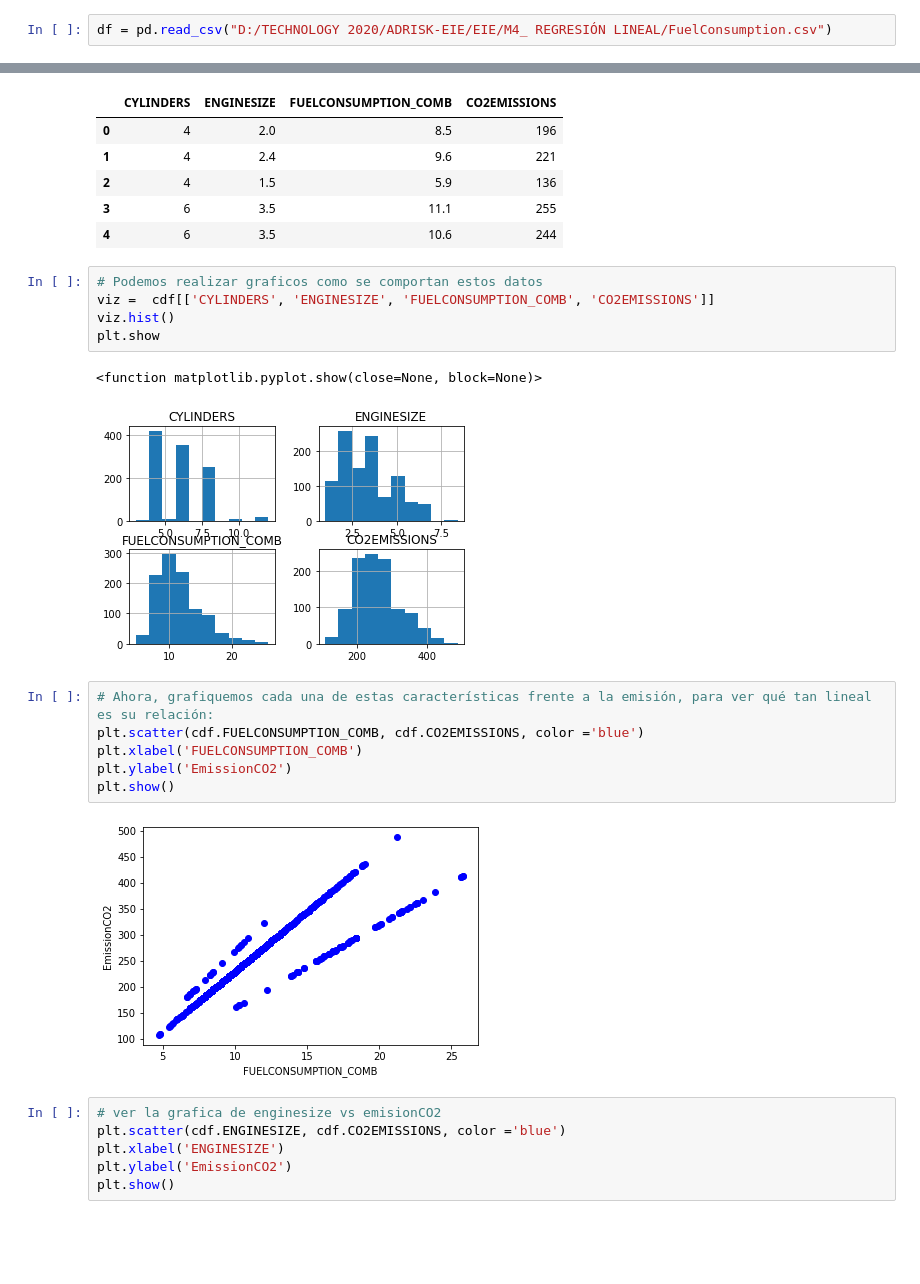
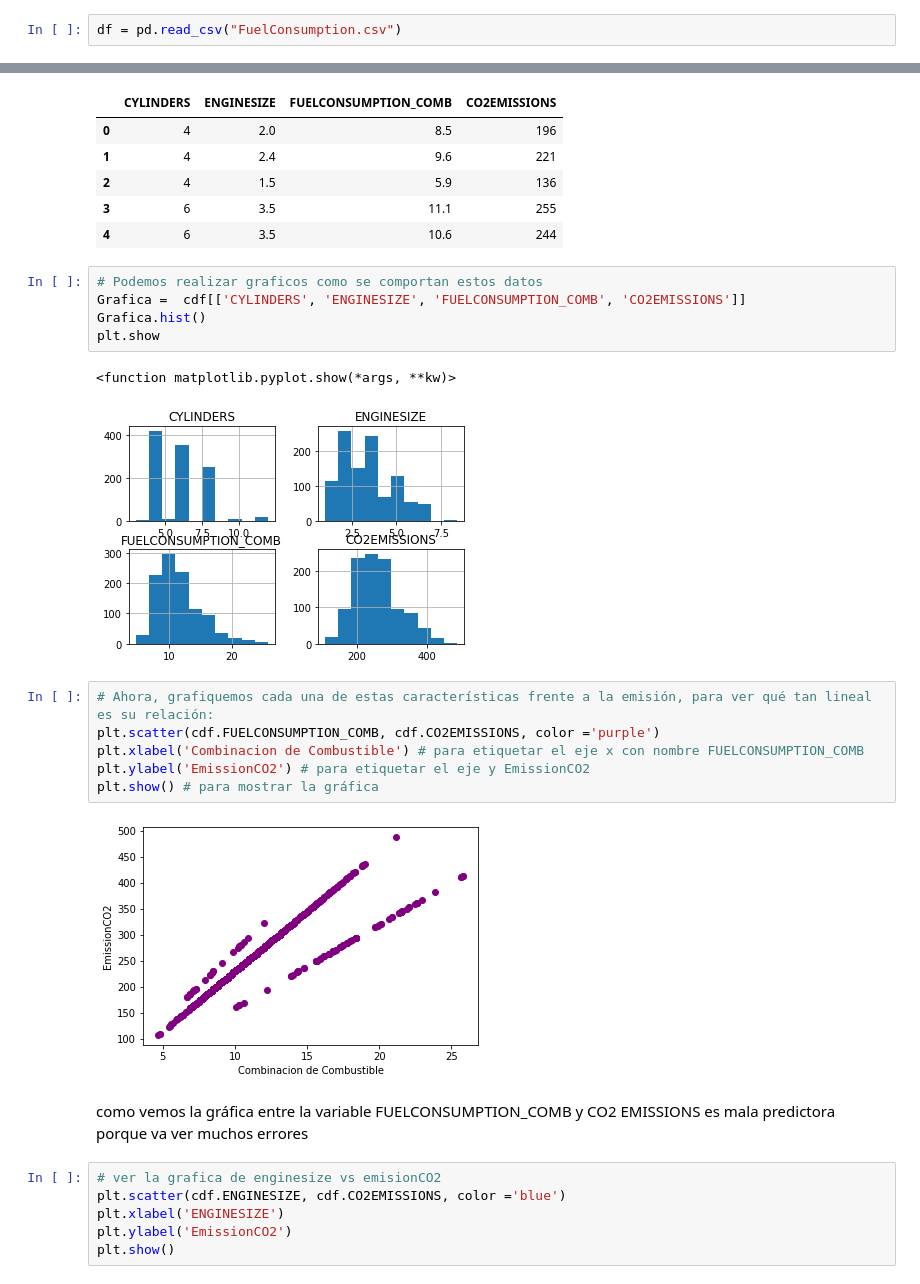
Before and after one commit to RubenMcCarty/Machine-Learning-con-Python-001, a Jupyter notebook: Lab4_M4_Regresión_Linea_Emisión_CO2.ipynb, the cells around one changed output, grey strips where cells are left out. Cells and saved outputs as stored; diff of their text form; blank space fills up the shorter version.

```diff
--- a/Lab4_M4_Regresión_Linea_Emisión_CO2.ipynb
+++ b/Lab4_M4_Regresión_Linea_Emisión_CO2.ipynb
@@ -23,5 +23,5 @@ import numpy as np
 # %% [markdown]
 # 2. Cargar los dataset
 # %%
-df = pd.read_csv("D:/TECHNOLOGY 2020/ADRISK-EIE/EIE/M4_ REGRESIÓN LINEAL/FuelConsumption.csv")
+df = pd.read_csv("FuelConsumption.csv")
 # %%
@@ -79,20 +79,22 @@ cdf.head()
 | 4 | 6 | 3.5 | 10.6 | 244 |
 # %%
 # Podemos realizar graficos como se comportan estos datos
-viz =  cdf[['CYLINDERS', 'ENGINESIZE', 'FUELCONSUMPTION_COMB', 'CO2EMISSIONS']]
-viz.hist()
+Grafica =  cdf[['CYLINDERS', 'ENGINESIZE', 'FUELCONSUMPTION_COMB', 'CO2EMISSIONS']]
+Grafica.hist()
 plt.show
 # %% [output]
-<function matplotlib.pyplot.show(close=None, block=None)>
+<function matplotlib.pyplot.show(*args, **kw)>
 [figure]
 # %%
 # Ahora, grafiquemos cada una de estas características frente a la emisión, para ver qué tan lineal es su relación:
-plt.scatter(cdf.FUELCONSUMPTION_COMB, cdf.CO2EMISSIONS, color ='blue')
-plt.xlabel('FUELCONSUMPTION_COMB')
-plt.ylabel('EmissionCO2')
-plt.show()
+plt.scatter(cdf.FUELCONSUMPTION_COMB, cdf.CO2EMISSIONS, color ='purple')
+plt.xlabel('Combinacion de Combustible') # para etiquetar el eje x con nombre FUELCONSUMPTION_COMB
+plt.ylabel('EmissionCO2') # para etiquetar el eje y EmissionCO2
+plt.show() # para mostrar la gráfica
 # %% [output]
-[figure, old version]
+[figure, new version]
+# %% [markdown]
+como vemos la gráfica entre la variable FUELCONSUMPTION_COMB y CO2 EMISSIONS es mala predictora porque va ver muchos errores
 # %%
 # ver la grafica de enginesize vs emisionCO2
 plt.scatter(cdf.ENGINESIZE, cdf.CO2EMISSIONS, color ='blue')
```
Also changed, not shown: parts of 8 cells of this notebook.
